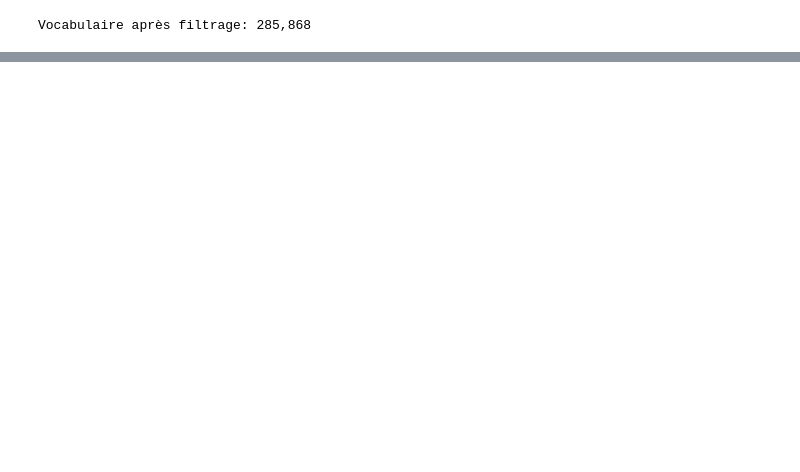
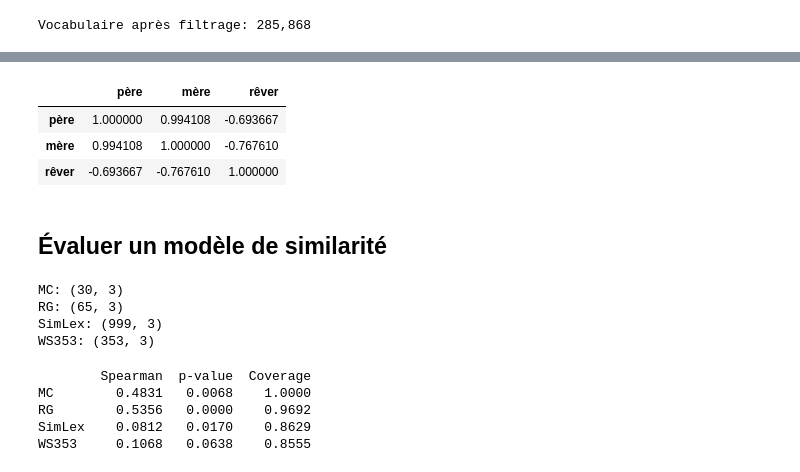
Before and after one commit to antoine-bourgois/MIA_2026_UE16_NLP, a Jupyter notebook: code/2_Cooccurrence_Tokens_Vecteurs.ipynb, the cells around one changed output, grey strips where cells are left out. Drawn from its saved outputs; the diff is of its cells as text; code cells hidden in the pictures; blank space fills up the shorter version.

```diff
--- a/code/2_Cooccurrence_Tokens_Vecteurs.ipynb
+++ b/code/2_Cooccurrence_Tokens_Vecteurs.ipynb
@@ -160,7 +145,7 @@ import pandas as pd
 from collections import Counter
 
 vocab_counter = Counter(all_words).most_common()
-vocab = list(vocab_counter.keys())
+# vocab = list(dict(vocab_counter).keys())
 
 df = pd.DataFrame([
     {
@@ -212,7 +197,8 @@ import numpy as np
 from scipy.sparse import coo_matrix
 from tqdm import tqdm
 
-N = 5
+# Context Window
+N = 3
 
 word_to_id = {word: i for i, word in enumerate(vocab)}
 
@@ -795,0 +584,39 @@ results.pivot_table(index=["input", "weighting"], columns="model", values="acc")
+# %%
+sim_df
+# %% [output]
+|  | père | mère | rêver |
+| père | 1.000000 | 0.994108 | -0.693667 |
+| mère | 0.994108 | 1.000000 | -0.767610 |
+| rêver | -0.693667 | -0.767610 | 1.000000 |
+# %% [markdown]
+## Évaluer un modèle de similarité
+# %%
+import pandas as pd
+
+similarity_benchmarks = {
+    "MC": "https://raw.githubusercontent.com/siabar/Multilingual_Wordpairs/master/Gold_Standards/fr-mc.dataset",
+    "RG": "https://raw.githubusercontent.com/siabar/Multilingual_Wordpairs/master/Gold_Standards/fr-rg.dataset",
+    "SimLex": "https://raw.githubusercontent.com/siabar/Multilingual_Wordpairs/master/Gold_Standards/fr-simlex.dataset",
+    "WS353": "https://raw.githubusercontent.com/siabar/Multilingual_Wordpairs/master/Gold_Standards/fr-ws353.dataset",
+}
+
+datasets = {}
+
+for name, url in similarity_benchmarks.items():
+    datasets[name] = pd.read_csv(
+        url,
+        sep=";",
+        # header=True
+    )
+
+    datasets[name] = datasets[name][["word1", "word2", "score"]].copy()
+
+    datasets[name]["word1"] = datasets[name]["word1"].str.lower()
+    datasets[name]["word2"] = datasets[name]["word2"].str.lower()
+
+    print(f"{name}: {datasets[name].shape}")
+# %% [output]
+MC: (30, 3)
+RG: (65, 3)
+SimLex: (999, 3)
+WS353: (353, 3)
@@ -795,0 +659,26 @@ results.pivot_table(index=["input", "weighting"], columns="model", values="acc")
+# %%
+results = {}
+
+for name, dataset in datasets.items():
+
+    correlation, p_value, coverage = evaluate_similarity(
+        dataset,
+        cooc_matrix,
+        word_to_id
+    )
+
+    results[name] = {
+        "Spearman": correlation,
+        "p-value": p_value,
+        "Coverage": coverage
+    }
+
+results_df = pd.DataFrame(results).T
+
+print(results_df.round(4))
+# %% [output]
+        Spearman  p-value  Coverage
+MC        0.4831   0.0068    1.0000
+RG        0.5356   0.0000    0.9692
+SimLex    0.0812   0.0170    0.8629
+WS353     0.1068   0.0638    0.8555
```
Also changed, not shown: parts of 44 cells of this notebook, 1 other file.
